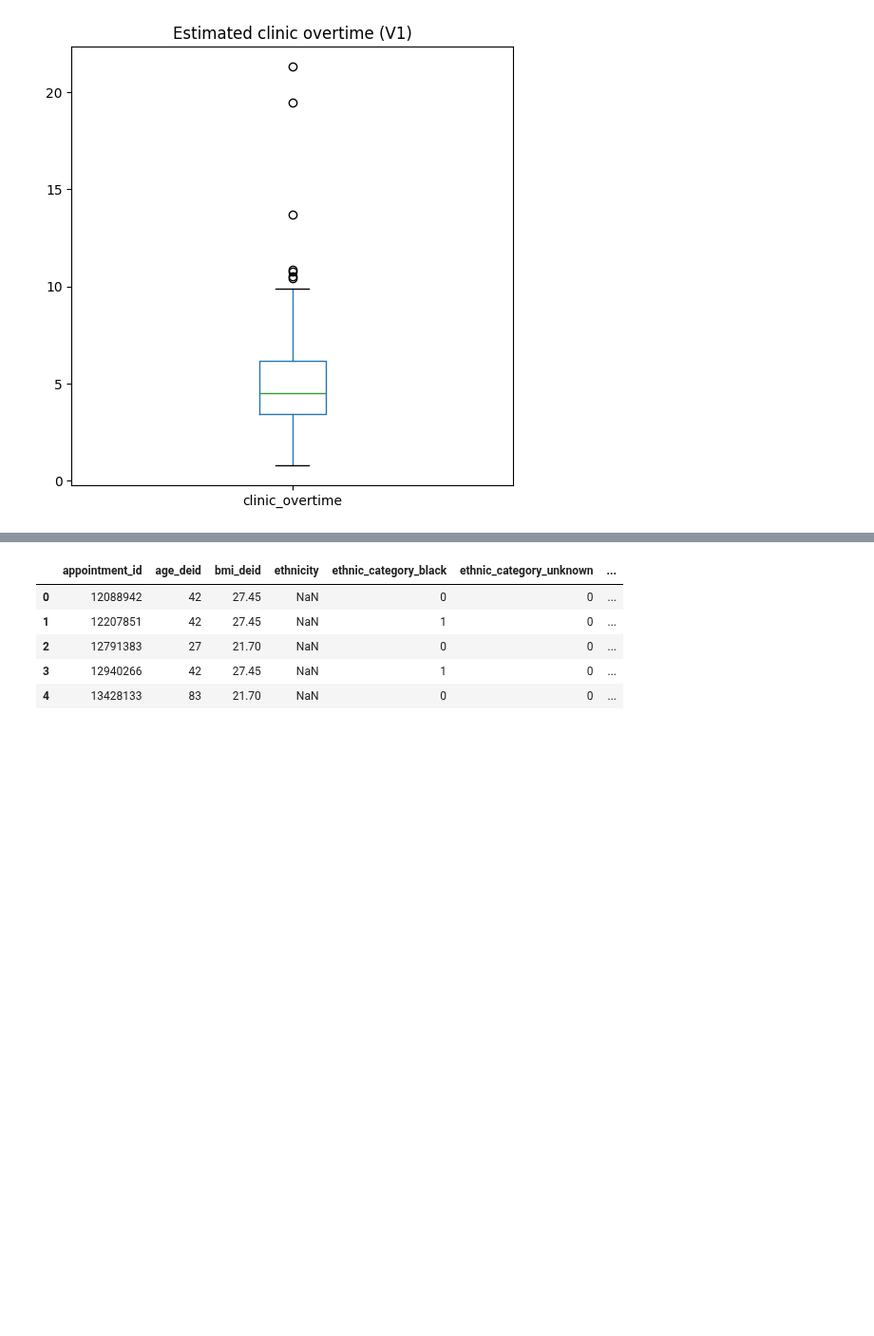
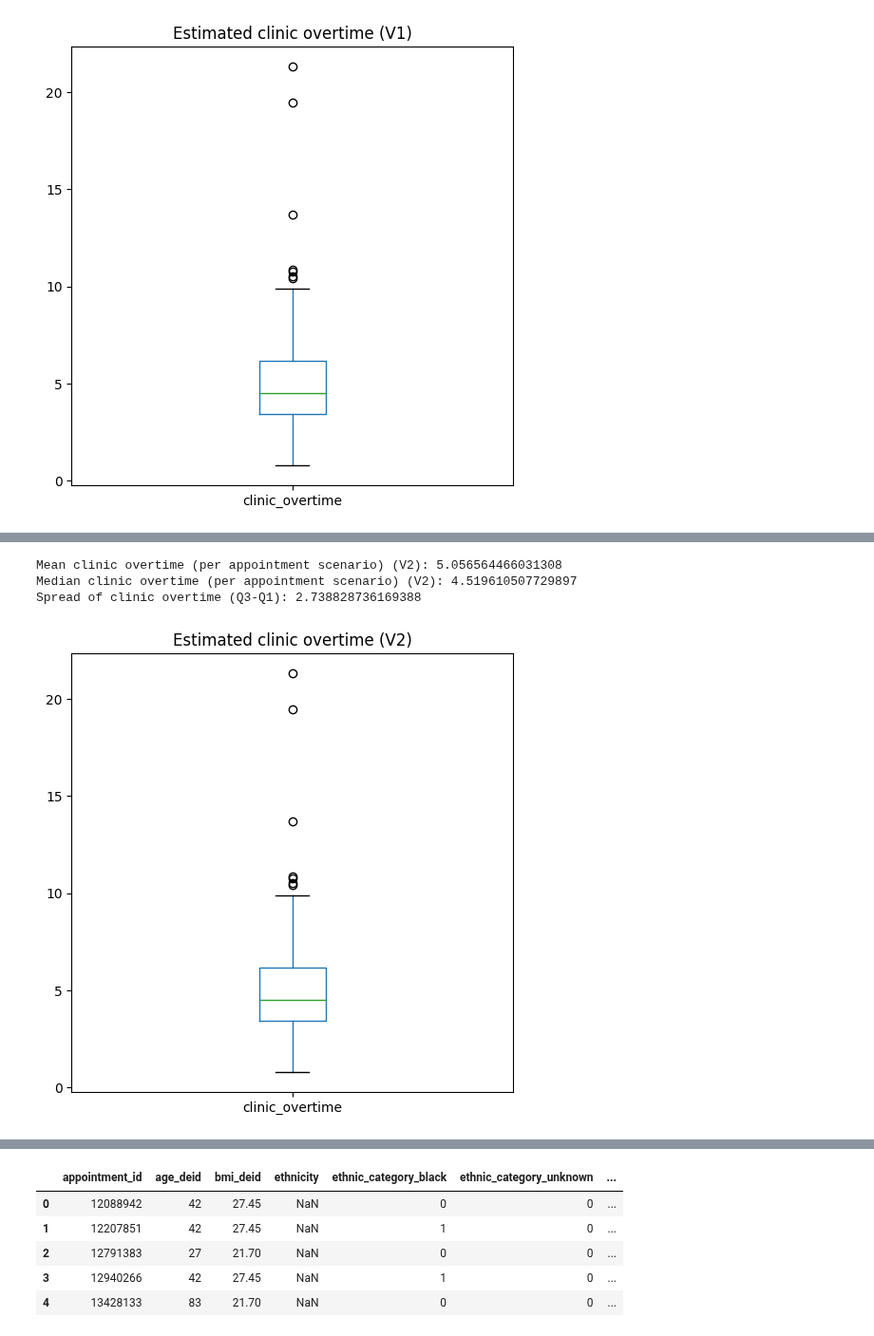
Before and after one commit to hallucinojenlee/hds_dna, a Jupyter notebook: scripts/overbooking_model.ipynb, the cells around one changed output, grey strips where cells are left out. Shown at 95% size. Cells and saved outputs as stored; diff of their text form; code cells hidden in the pictures; blank space fills up the shorter version.

```diff
--- a/scripts/overbooking_model.ipynb
+++ b/scripts/overbooking_model.ipynb
@@ -899,0 +376,11 @@ Median of weeks waiting reduced: 51.5
+# %%
+# Create queues for the "other risk level" appointments
+queue10_V2 = deque([(id, pd.to_datetime(date)) for id, date in weekswaiting_desc_10[["appointment_id", "appt_date"]].values.tolist()])
+queue15_V2 = deque([(id, pd.to_datetime(date)) for id, date in weekswaiting_desc_15[["appointment_id", "appt_date"]].values.tolist()])
+queue20_V2 = deque([(id, pd.to_datetime(date)) for id, date in weekswaiting_desc_20[["appointment_id", "appt_date"]].values.tolist()])
+queue30_V2 = deque([(id, pd.to_datetime(date)) for id, date in weekswaiting_desc_30[["appointment_id", "appt_date"]].values.tolist()])
+queue75_V2 = deque([(id, pd.to_datetime(date)) for id, date in weekswaiting_desc_75[["appointment_id", "appt_date"]].values.tolist()])
+
+# Sum the duration of queued appointments
+queue_time_V2 = len(queue10_V2)*10 + len(queue15_V2)*15 + len(queue20_V2)*20 + len(queue30_V2)*30 + len(queue75_V2)*75
+print("Sum of starting queue time (V2):", queue_time_V2)
@@ -899,0 +544,20 @@ Median of weeks waiting reduced: 51.5
+# %%
+# Calculate estimated clinic overtime
+overbooked_df_V2["clinic_overtime"] = overbooked_df_V2["joint_probability"] * (overbooked_df_V2["appt_duration"]*2)
+
+# Calculate the mean clinic overtime
+print("Mean clinic overtime (per appointment scenario) (V2):", overbooked_df_V2["clinic_overtime"].mean())
+print("Median clinic overtime (per appointment scenario) (V2):", overbooked_df_V2["clinic_overtime"].median())
+
+# Quantiles - what you want is the spread (Q3-Q1) to be as small as possible
+print("Spread of clinic overtime (Q3-Q1):", overbooked_df_V2["clinic_overtime"].quantile(0.75) - overbooked_df_V2["clinic_overtime"].quantile(0.25))
+
+# Plot boxplot
+overbooked_df_V2.boxplot(column="clinic_overtime", figsize=(6, 6), grid=False)
+plt.title("Estimated clinic overtime (V2)")
+plt.show()
+# %% [output]
+Mean clinic overtime (per appointment scenario) (V2): 5.056564466031308
+Median clinic overtime (per appointment scenario) (V2): 4.519610507729897
+Spread of clinic overtime (Q3-Q1): 2.738828736169388
+[figure, added]
```
Also changed, not shown: parts of 54 cells of this notebook.
